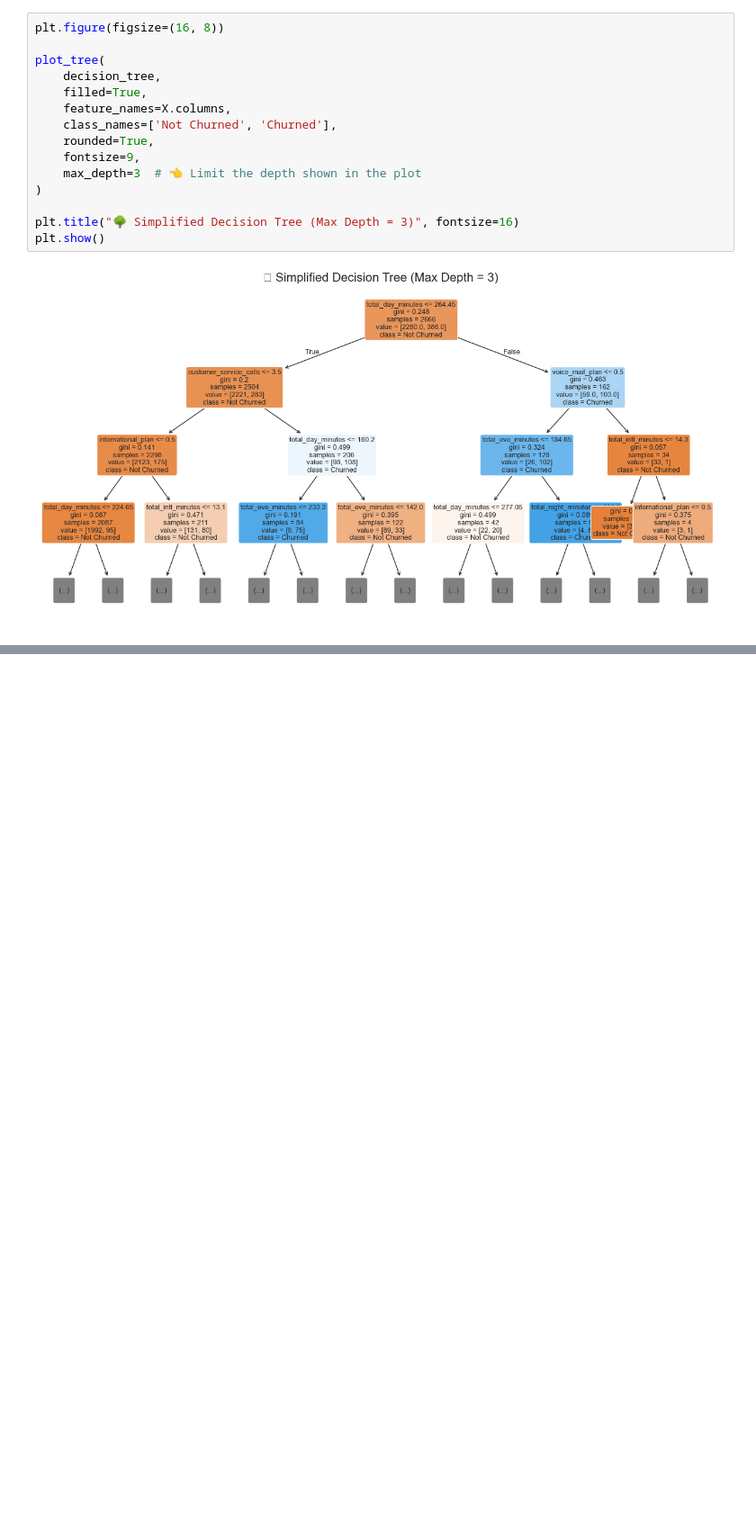
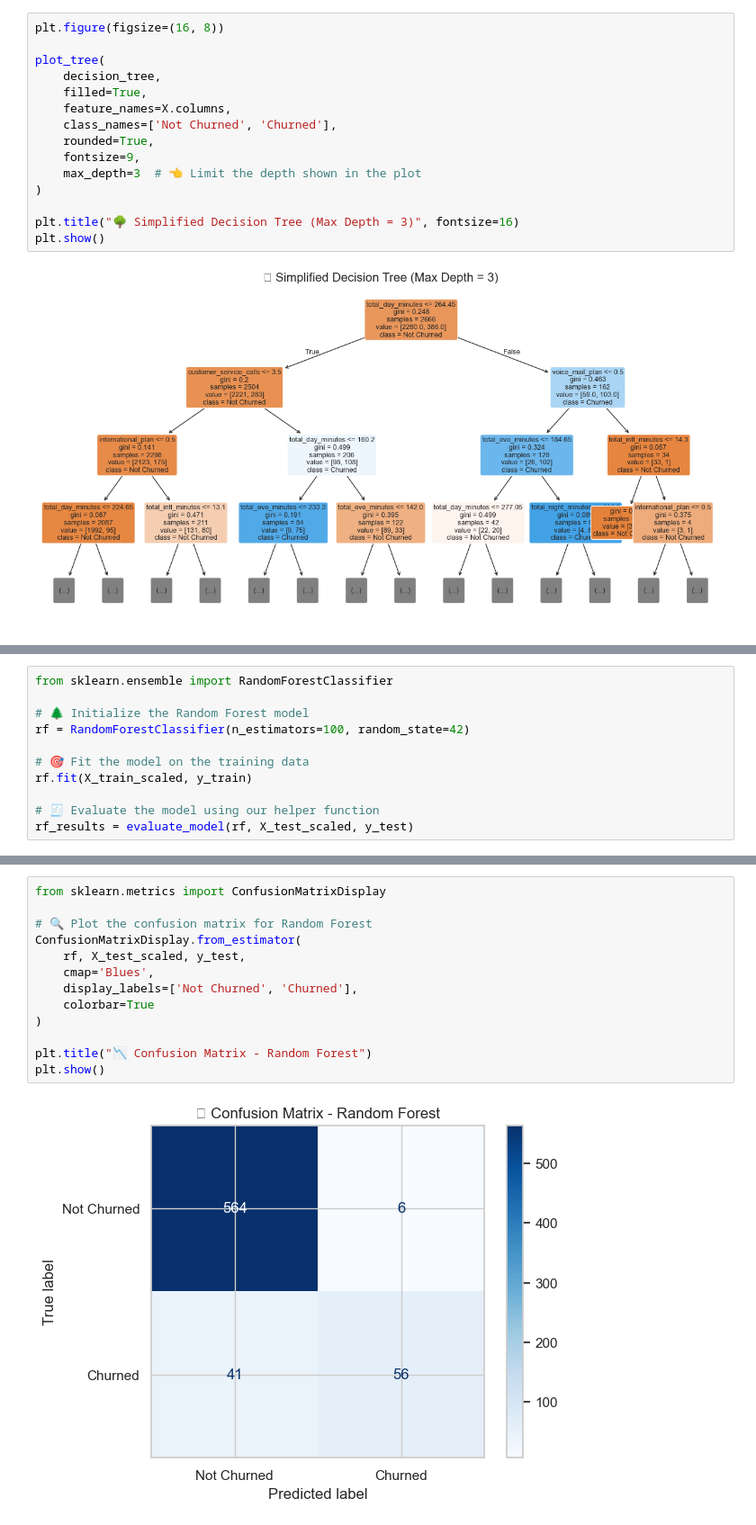
Before and after one commit to RachelinTheLoop/predicting-customer-churn, a Jupyter notebook: customer_churn_analysis.ipynb, the cells around one changed output, grey strips where cells are left out. Shown at 90% size. Cells and saved outputs as stored; diff of their text form; blank space fills up the shorter version.

```diff
--- a/customer_churn_analysis.ipynb
+++ b/customer_churn_analysis.ipynb
@@ -781,0 +814,11 @@ xcsca
+# %%
+from sklearn.ensemble import RandomForestClassifier
+
+# 🌲 Initialize the Random Forest model
+rf = RandomForestClassifier(n_estimators=100, random_state=42)
+
+# 🎯 Fit the model on the training data
+rf.fit(X_train_scaled, y_train)
+
+# 🧾 Evaluate the model using our helper function
+rf_results = evaluate_model(rf, X_test_scaled, y_test)
@@ -781,0 +836,15 @@ xcsca
+# %%
+from sklearn.metrics import ConfusionMatrixDisplay
+
+# 🔍 Plot the confusion matrix for Random Forest
+ConfusionMatrixDisplay.from_estimator(
+    rf, X_test_scaled, y_test,
+    cmap='Blues',
+    display_labels=['Not Churned', 'Churned'],
+    colorbar=True
+)
+
+plt.title("📉 Confusion Matrix - Random Forest")
+plt.show()
+# %% [output]
+[figure, added]
```
Also changed, not shown: parts of 15 cells of this notebook.
